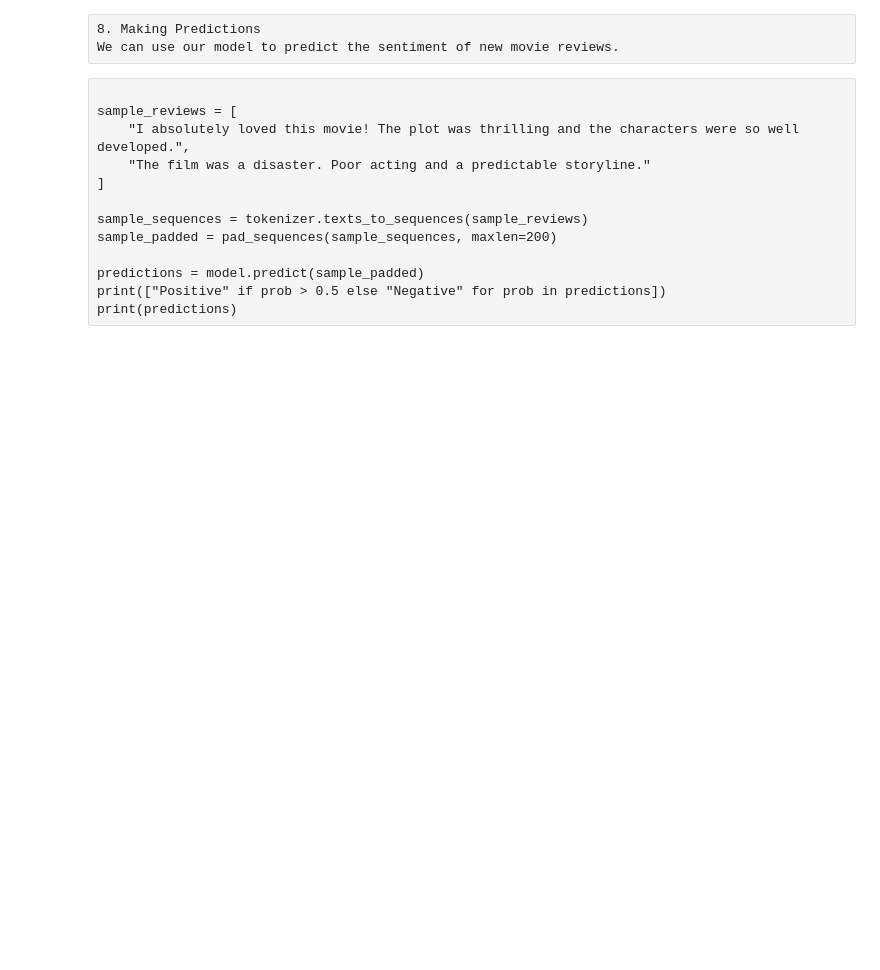
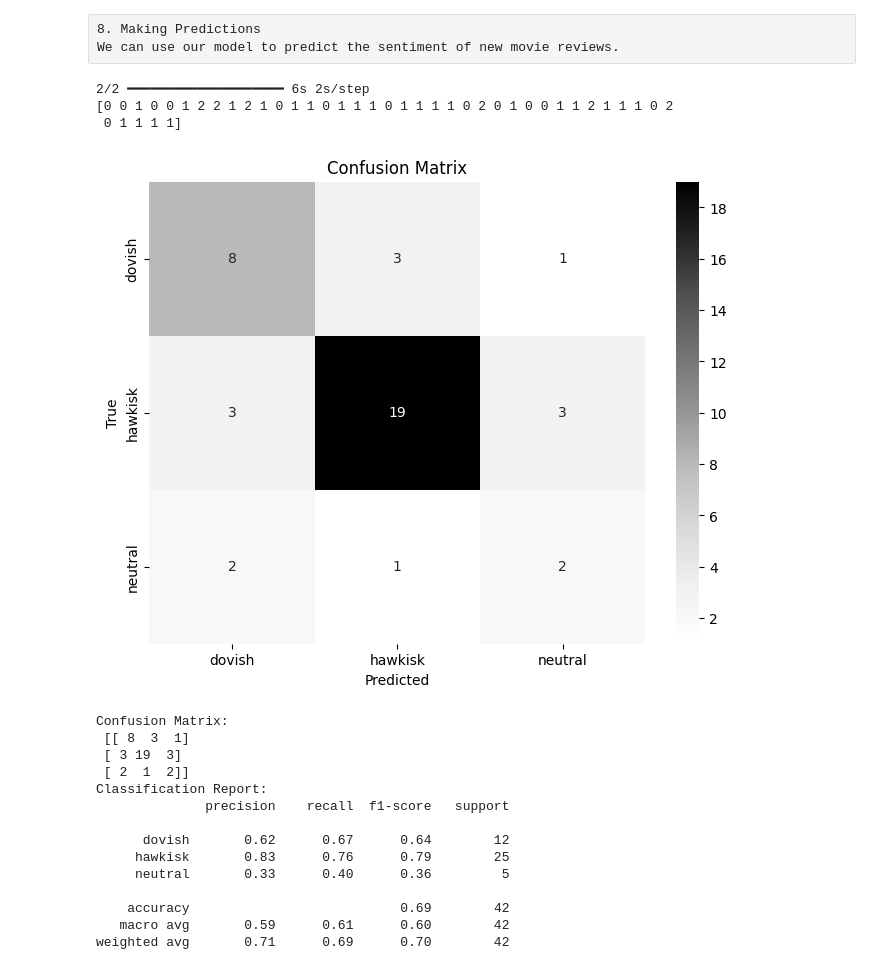
Before and after one commit to guilhermersduarte/Projeto-Aplicado2-Grupo19, a Jupyter notebook: Notebooks/tf_ata_sent_6m_ltsm.ipynb, the cells around one changed output. Cells and saved outputs as stored; diff of their text form; code cells hidden in the pictures; blank space fills up the shorter version.

```diff
--- a/Notebooks/tf_ata_sent_6m_ltsm.ipynb
+++ b/Notebooks/tf_ata_sent_6m_ltsm.ipynb
@@ -311,16 +303,64 @@ print(f'Test Accuracy: {test_accuracy:.2f}')
 # %% [raw]
 8. Making Predictions
 We can use our model to predict the sentiment of new movie reviews.
-# %% [raw]
-
-sample_reviews = [
-    "I absolutely loved this movie! The plot was thrilling and the characters were so well developed.",
-    "The film was a disaster. Poor acting and a predictable storyline."
-]
-
-sample_sequences = tokenizer.texts_to_sequences(sample_reviews)
-sample_padded = pad_sequences(sample_sequences, maxlen=200)
-
-predictions = model.predict(sample_padded)
-print(["Positive" if prob > 0.5 else "Negative" for prob in predictions])
-print(predictions)
+# %%
+
+
+predictions = model.predict(X_test)
+# %% [output]
+2/2 ━━━━━━━━━━━━━━━━━━━━ 6s 2s/step
+[0 0 1 0 0 1 2 2 1 2 1 0 1 1 0 1 1 1 0 1 1 1 1 0 2 0 1 0 0 1 1 2 1 1 1 0 2
+ 0 1 1 1 1]
+# %%
+y_pred = tf.argmax(predictions, axis=1).numpy()
+
+y_true = y_test
+# %%
+#0 = dovish
+#1 = hawkisk
+#2 = neutral
+
+from sklearn.metrics import confusion_matrix
+import seaborn as sns
+import matplotlib.pyplot as plt
+# Step 2: Generate confusion matrix
+cm = confusion_matrix(y_true, y_pred)
+
+# Step 3: Visualize the confusion matrix (optional)
+plt.figure(figsize=(8, 6))
+sns.heatmap(cm, annot=True, fmt='d', cmap='Grays',
+            xticklabels=['dovish', 'hawkisk', 'neutral'],
+            yticklabels=['dovish', 'hawkisk', 'neutral'])
+plt.xlabel('Predicted')
+plt.ylabel('True')
+plt.title('Confusion Matrix')
+plt.show()
+
+# Print the confusion matrix
+print("Confusion Matrix:\n", cm)
+from sklearn.metrics import classification_report
+# Define the labels
+labels = ['dovish', 'hawkisk', 'neutral']
+
+# Generate classification report
+report = classification_report(y_true, y_pred, target_names=labels)
+
+# Print the classification report
+print("Classification Report:")
+print(report)
+# %% [output]
+[figure, added]
+Confusion Matrix:
+ [[ 8  3  1]
+ [ 3 19  3]
+ [ 2  1  2]]
+Classification Report:
+              precision    recall  f1-score   support
+
+      dovish       0.62      0.67      0.64        12
+     hawkisk       0.83      0.76      0.79        25
+     neutral       0.33      0.40      0.36         5
+
+    accuracy                           0.69        42
+   macro avg       0.59      0.61      0.60        42
+weighted avg       0.71      0.69      0.70        42
```
Also changed, not shown: parts of 5 cells of this notebook, 8 other files.
